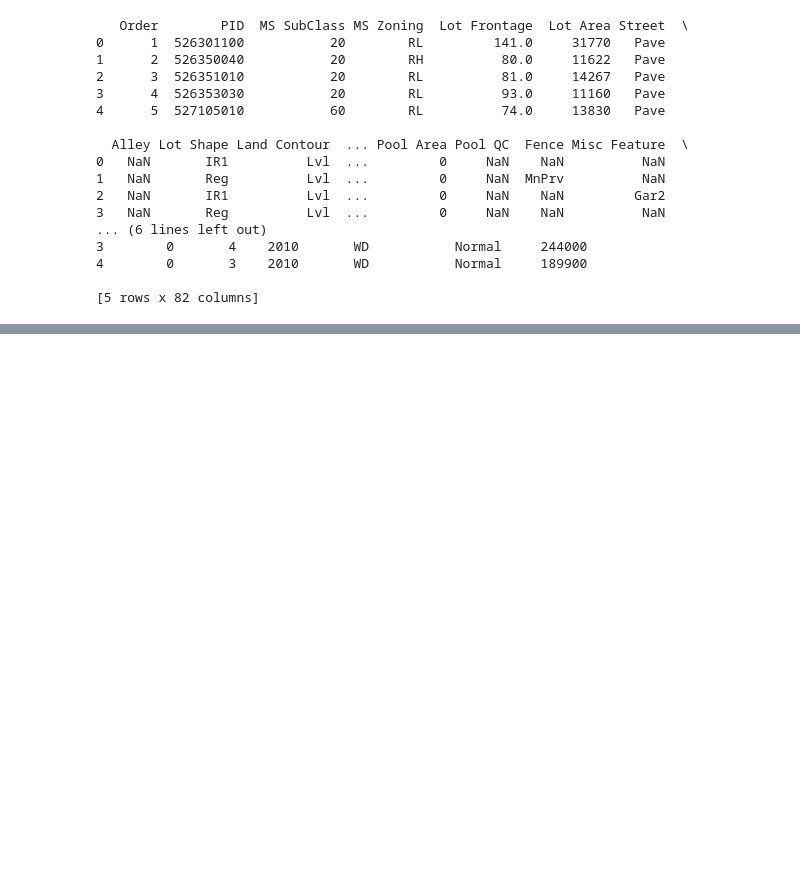
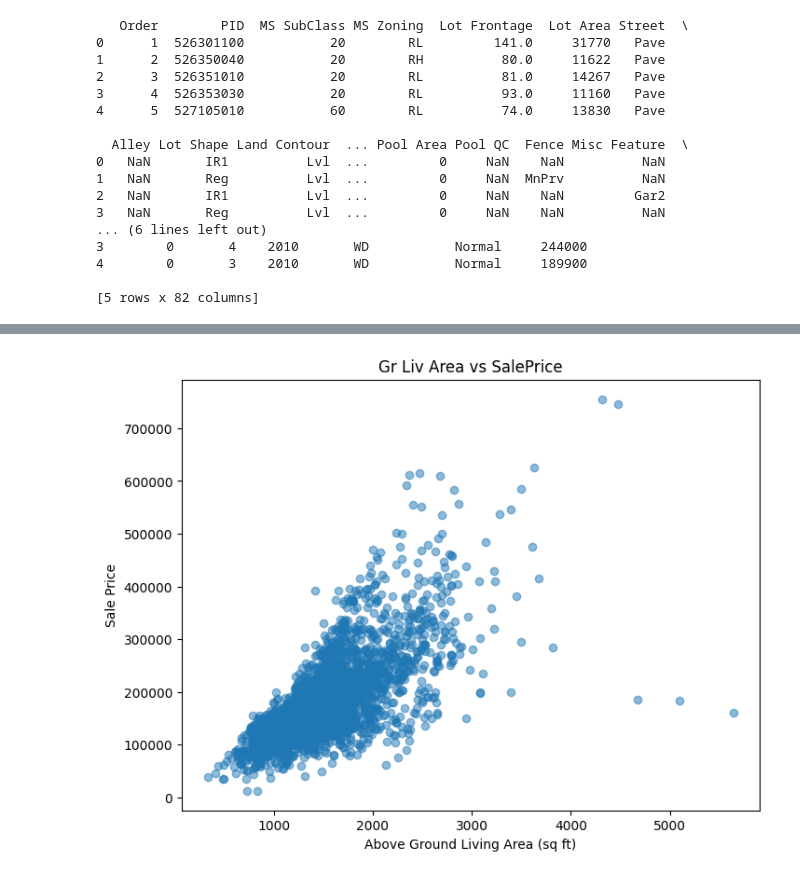
Before and after one commit to bonsonalo/tempo, a Jupyter notebook: week03/week03_project/eda_dashboard/notebooks/eda_dashboard.ipynb, the cells around one changed output, grey strips where cells are left out. Saved outputs shown, nothing was run; the diff lists cells and outputs as text; code cells hidden in the pictures; blank space fills up the shorter version.

Commit message:
feat: added codes for visualization, report, stat analysis and more

```diff
--- a/week03/week03_project/eda_dashboard/notebooks/eda_dashboard.ipynb
+++ b/week03/week03_project/eda_dashboard/notebooks/eda_dashboard.ipynb
@@ -43,0 +472,25 @@ logging.info("Hello from logger")
+# %%
+import matplotlib.pyplot as plt  # matplotlib is the go-to plotting library in Python
+
+# Create a new figure (canvas) with size 8 inches wide, 6 inches tall
+plt.figure(figsize=(8,6))
+
+# Make a scatter plot
+# - x-axis: data["Gr Liv Area"] (living area in sq ft)
+# - y-axis: data["SalePrice"] (target variable, house price)
+# - alpha=0.5 makes points semi-transparent so overlapping points are visible
+plt.scatter(data["Gr Liv Area"], data["SalePrice"], alpha=0.5)
+
+# Label the x-axis to explain what the horizontal numbers mean
+plt.xlabel("Above Ground Living Area (sq ft)")
+
+# Label the y-axis to explain what the vertical numbers mean
+plt.ylabel("Sale Price")
+
+# Add a title to the chart so viewers immediately understand what is being shown
+plt.title("Gr Liv Area vs SalePrice")
+
+# Actually render the chart on the screen (without this, nothing displays)
+plt.show()
+# %% [output]
+[figure, added]
```
Also changed, not shown: parts of 40 cells of this notebook.
